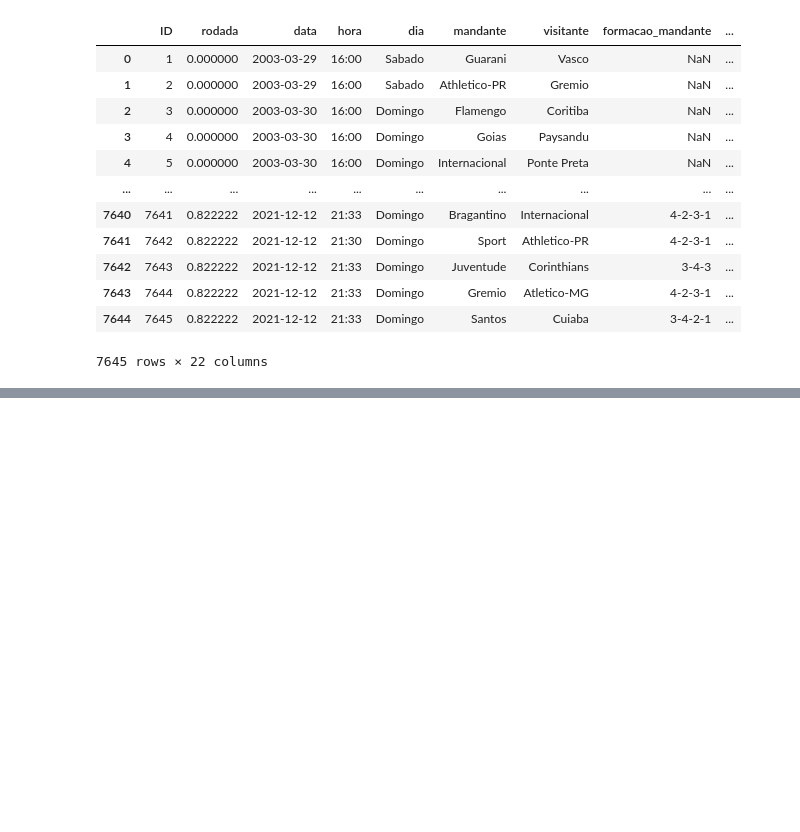
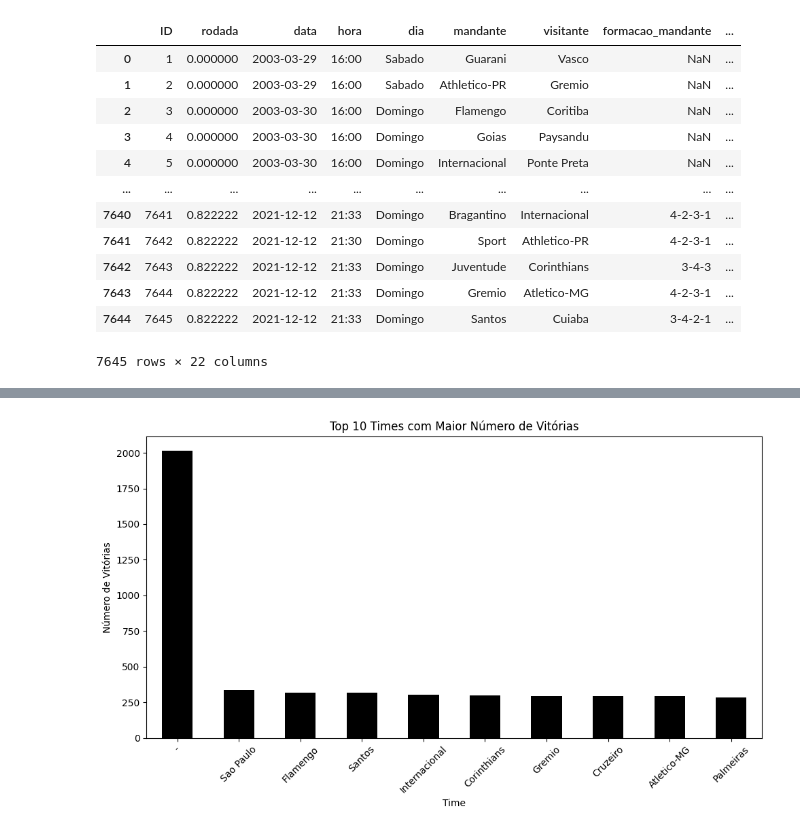
Before and after one commit to MZMS1510/aula-4-mod-3, a Jupyter notebook: aula.ipynb, the cells around one changed output, grey strips where cells are left out. Saved outputs shown, nothing was run; the diff lists cells and outputs as text; code cells hidden in the pictures; blank space fills up the shorter version.

```diff
--- a/aula.ipynb
+++ b/aula.ipynb
@@ -227,3 +216,8 @@ data_frame
 | 7643 | 7644 | 0.822222 | 2021-12-12 | 21:33 | Domingo | Gremio | Atletico-MG | 4-2-3-1 | ... |
 | 7644 | 7645 | 0.822222 | 2021-12-12 | 21:33 | Domingo | Santos | Cuiaba | 3-4-2-1 | ... |
 7645 rows × 22 columns
+# %%
+# Agrupamento de dados
+
+vitorias_por_time = data_frame.groupby('vencedor').size().sort_values(ascending=False)
+vitorias_por_time
@@ -229,0 +255,14 @@ data_frame
+# %%
+# Selecionando os 10 times com maior número de vitórias
+top_vitorias = vitorias_por_time.head(10)
+
+plt.figure(figsize=(10,6))
+top_vitorias.plot(kind='bar', color='black')
+plt.xlabel('Time')
+plt.ylabel('Número de Vitórias')
+plt.title('Top 10 Times com Maior Número de Vitórias')
+plt.xticks(rotation=45)
+plt.tight_layout()
+plt.show()
+# %% [output]
+[figure, added]
```
Also changed, not shown: parts of 6 cells of this notebook.
